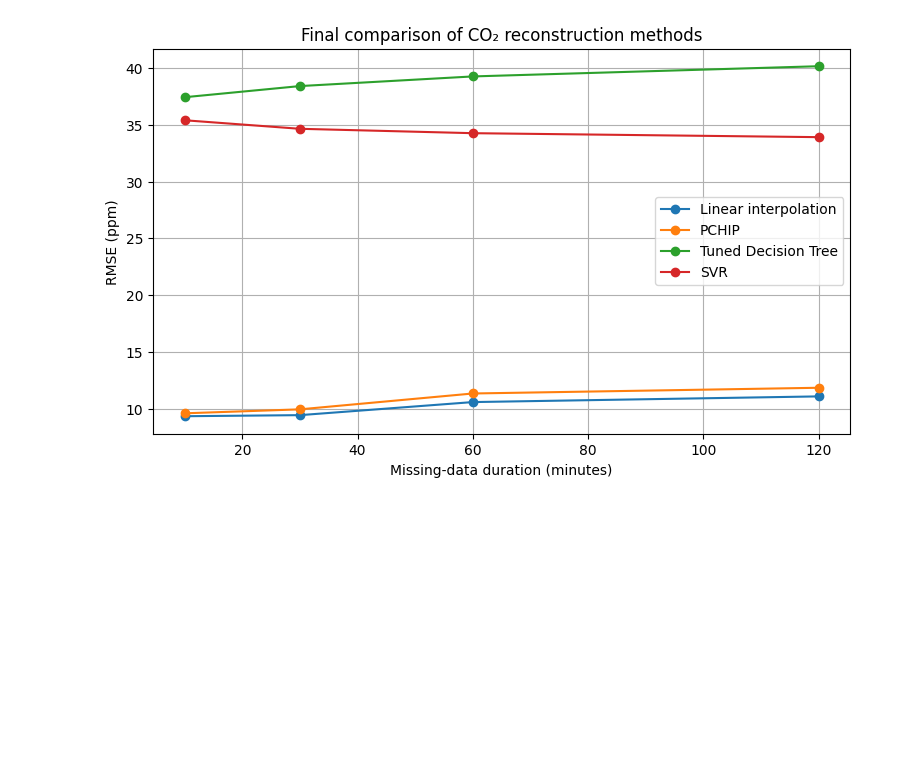
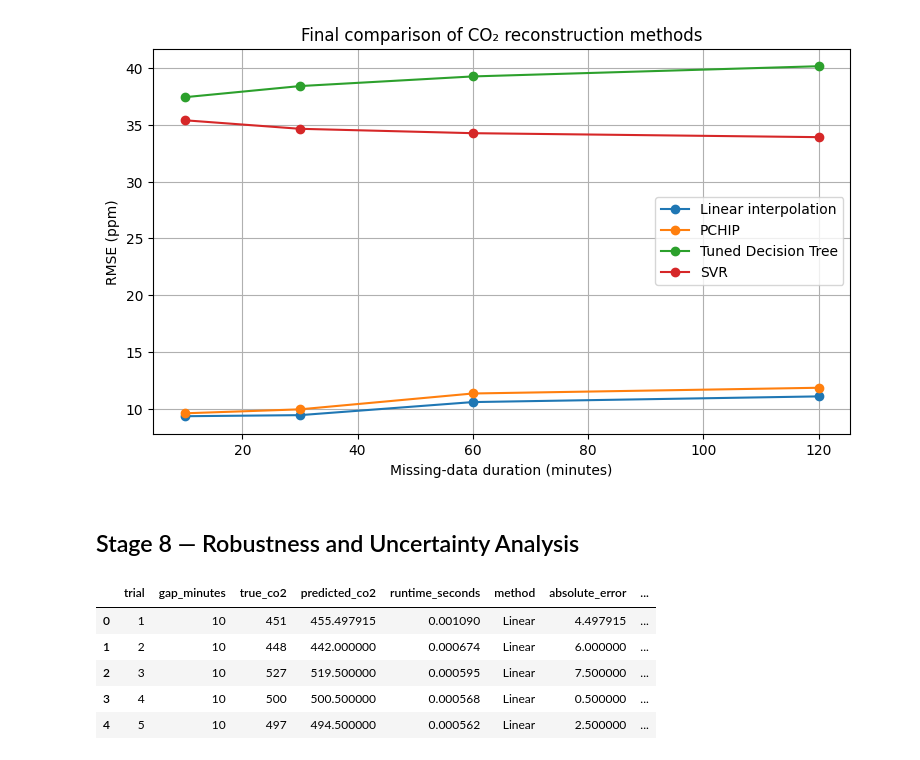
Before and after one commit to erica-teoh/MMA3001-CO2-Reconstruction, a Jupyter notebook: MMA3001_CO2_Reconstruction.ipynb, the cells around one changed output. Cells and saved outputs as stored; diff of their text form; code cells hidden in the pictures; blank space fills up the shorter version.

```diff
--- a/MMA3001_CO2_Reconstruction.ipynb
+++ b/MMA3001_CO2_Reconstruction.ipynb
@@ -1627,3 +1627,46 @@ gap_minutes
 60             10.578596   11.335077       39.259709  34.261369
 120            11.079444   11.839448       40.158992  33.911614
 [figure]
+# %% [markdown]
+## Stage 8 — Robustness and Uncertainty Analysis
+# %%
+linear_temp = linear_results.copy()
+linear_temp["method"] = "Linear"
+
+pchip_temp = pchip_results.copy()
+pchip_temp["method"] = "PCHIP"
+
+tree_temp = tuned_tree_results.copy()
+tree_temp["method"] = "Decision Tree"
+
+svr_temp = svr_results.copy()
+svr_temp["method"] = "SVR"
+
+all_results = pd.concat(
+    [
+        linear_temp,
+        pchip_temp,
+        tree_temp,
+        svr_temp
+    ],
+    ignore_index=True
+)
+
+all_results["absolute_error"] = abs(
+    all_results["true_co2"]
+    - all_results["predicted_co2"]
+)
+
+all_results["squared_error"] = (
+    all_results["true_co2"]
+    - all_results["predicted_co2"]
+) ** 2
+
+all_results.head()
+# %% [output]
+|  | trial | gap_minutes | true_co2 | predicted_co2 | runtime_seconds | method | absolute_error | ... |
+| 0 | 1 | 10 | 451 | 455.497915 | 0.001090 | Linear | 4.497915 | ... |
+| 1 | 2 | 10 | 448 | 442.000000 | 0.000674 | Linear | 6.000000 | ... |
+| 2 | 3 | 10 | 527 | 519.500000 | 0.000595 | Linear | 7.500000 | ... |
+| 3 | 4 | 10 | 500 | 500.500000 | 0.000568 | Linear | 0.500000 | ... |
+| 4 | 5 | 10 | 497 | 494.500000 | 0.000562 | Linear | 2.500000 | ... |
```
Also changed, not shown: parts of 5 cells of this notebook.
